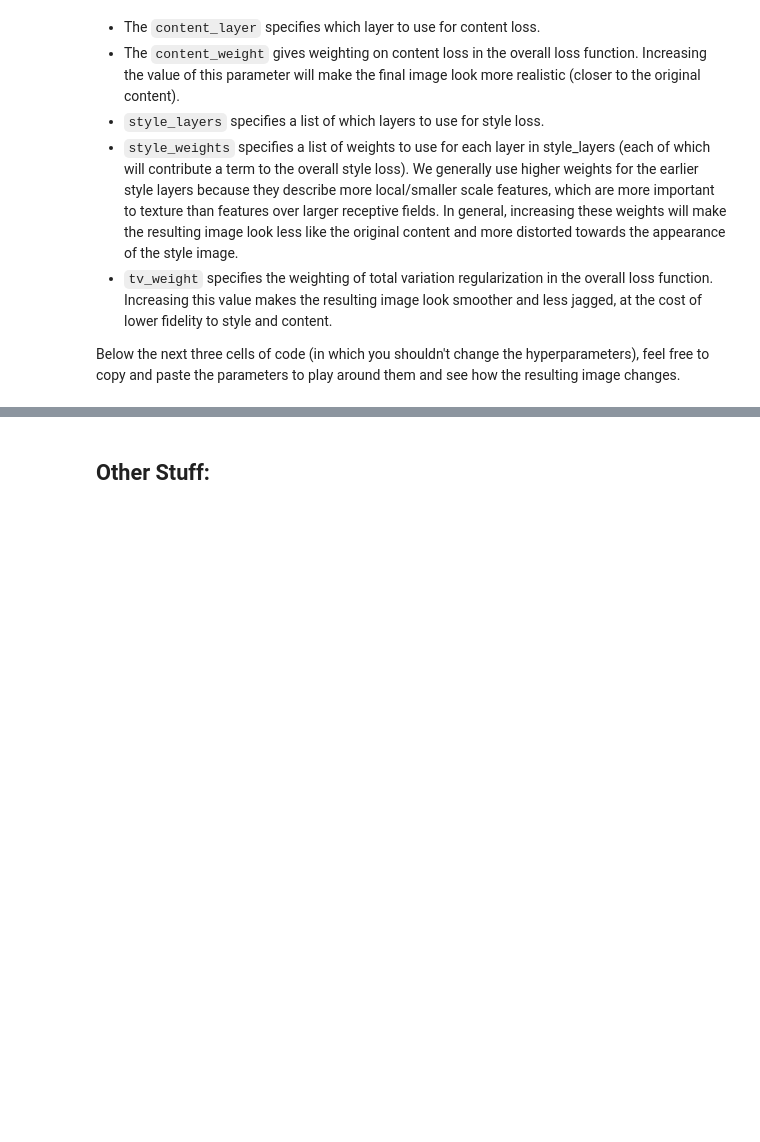
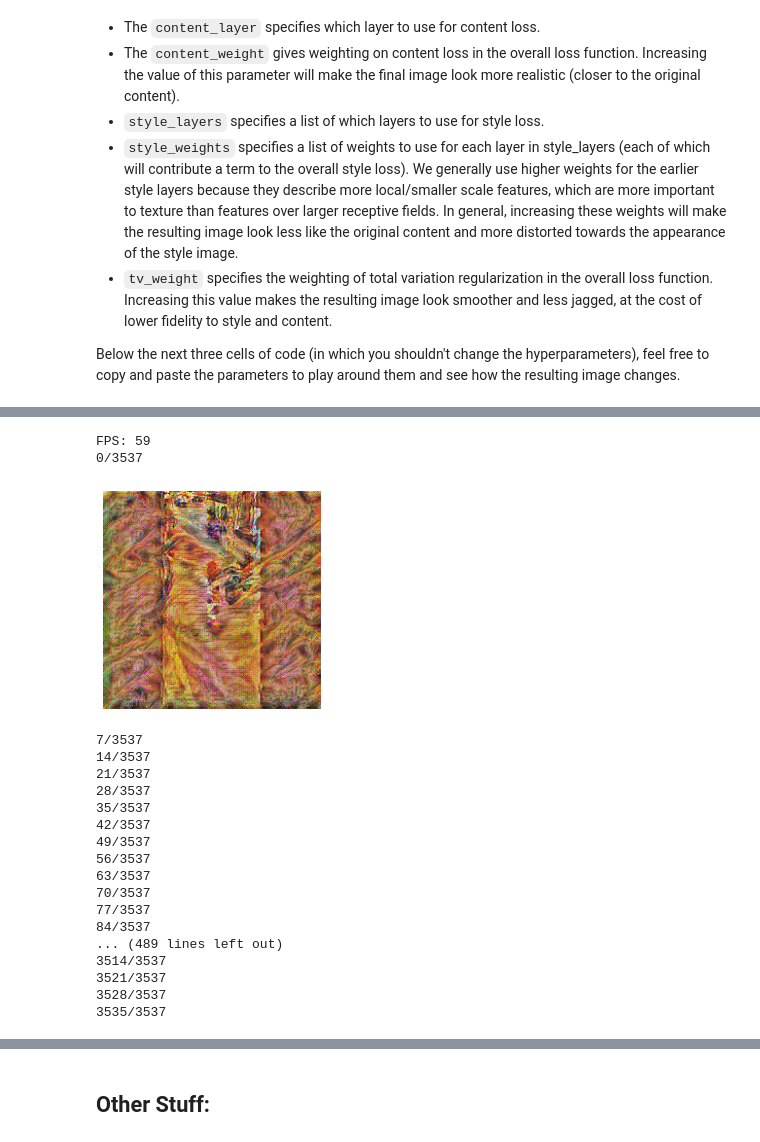
Before and after one commit to puririshi98/DeepNet-Visualization, a Jupyter notebook: StyleTransfer-PyTorch.ipynb, the cells around one changed output, grey strips where cells are left out. Saved outputs shown, nothing was run; the diff lists cells and outputs as text; code cells hidden in the pictures; blank space fills up the shorter version.

```diff
--- a/StyleTransfer-PyTorch.ipynb
+++ b/StyleTransfer-PyTorch.ipynb
@@ -36,7 +34,7 @@ We provide you with some helper functions to deal with images, since for this pa
 # %%
 def preprocess(img, size=512):
     transform = T.Compose([
-        T.Scale(size),
+        T.Scale((size,size)),
         T.ToTensor(),
         T.Normalize(mean=SQUEEZENET_MEAN.tolist(),
                     std=SQUEEZENET_STD.tolist()),
@@ -476,10 +482,10 @@ def styletrans(im1,im2, show=False):
         'image_size' : content_size,
         'style_size' : style_size,
         'content_layer' : 3,
-        'content_weight' : 6e-2,
+        'content_weight' : 1e-1,
         'style_layers' : [1, 4, 6, 7],
         'style_weights' : [300000, 1000, 15, 3],
-        'tv_weight' : 2e-2,
+        'tv_weight' : 1e-3,
         'quiet': True
     }
 
@@ -490,14 +496,14 @@ def styletrans(im1,im2, show=False):
         plt.axis('off')
         plt.imshow(arr)
         plt.show()
-    return np.asarray(arr)
+    return cv2.cvtColor(np.asarray(arr), cv2.COLOR_RGB2BGR)
 
 
 def styletrans_a_mp4(movie, style, outputmovie,s=-1):
     cam = cv2.VideoCapture(movie)
     frame_ct= int(cam.get(cv2.CAP_PROP_FRAME_COUNT))
     # initialize video writer
-    fourcc = cv2.VideoWriter_fourcc(*'MP42')
+    fourcc = cv2.VideoWriter_fourcc('M','P','E','G')
     fps = int(cam.get(cv2.CAP_PROP_FPS))
     print("FPS:",fps)
     video_filename = outputmovie
@@ -505,23 +511,24 @@ def styletrans_a_mp4(movie, style, outputmovie,s=-1):
     height = 224
     out = cv2.VideoWriter(video_filename, fourcc, fps, (width, height))
     done_ct = 0
-    print(str(done_ct)+"/"+str(frame_ct))
+    print(str(done_ct)+"/"+str(int((frame_ct if s==-1 else s*fps))))
     while(True):
         # reading from frame
         ret,frame = cam.read()
         if ret:
-            if s!=-1 and done_ct > s*fps:
+            if s!=-1 and done_ct > int(s*fps):
                 print("Stopping after " + str(s) + " seconds of footage")
-                break
+                out.release()
+                return
             done_ct+=1
-            if done_ct % int(fps/8) == 0:
-                print(str(done_ct)+"/"+str(frame_ct))
             name = 'xyzfdsf.jpg'
             cv2.imwrite(name, frame)
-            arr = styletrans(name, style)
-            out.write(arr)
+            if done_ct % int(fps/8) == 0:
+                print(str(done_ct)+"/"+str(int((frame_ct if s==-1 else s*fps))))
+            img = styletrans(name, style, show = (done_ct ==1))
+            out.write(img)
             os.remove(name)
         else:
-            break
-    out.release()
+            out.release()
+            return
 # %%
@@ -530,3 +541,24 @@ arr = styletrans('styles/tubingen.jpg','styles/starry_night.jpg', show=True)
 # %%
 #test movie style transfer
-styletrans_a_mp4('styles/dog.mp4','styles/starry_night.jpg','styles/starry_dog.mp4',s=1)
+styletrans_a_mp4('styles/dog.mp4','styles/fire_demon_van_goh.jpg','styles/fire_dog.mp4')
+# %% [output]
+FPS: 59
+0/3537
+[figure, added]
+7/3537
+14/3537
+21/3537
+28/3537
+35/3537
+42/3537
+49/3537
+56/3537
+63/3537
+70/3537
+77/3537
+84/3537
+... (489 lines left out)
+3514/3537
+3521/3537
+3528/3537
+3535/3537
```
Also changed, not shown: parts of 9 cells of this notebook.
